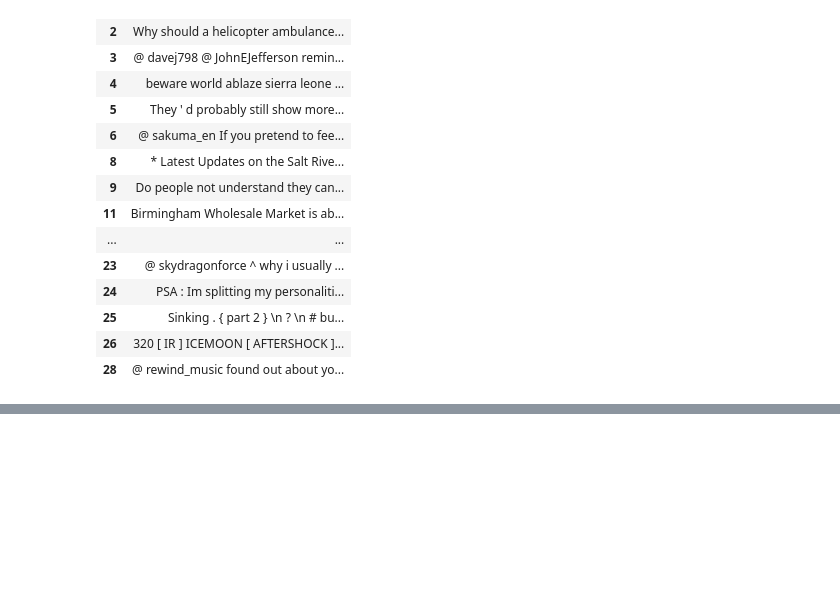
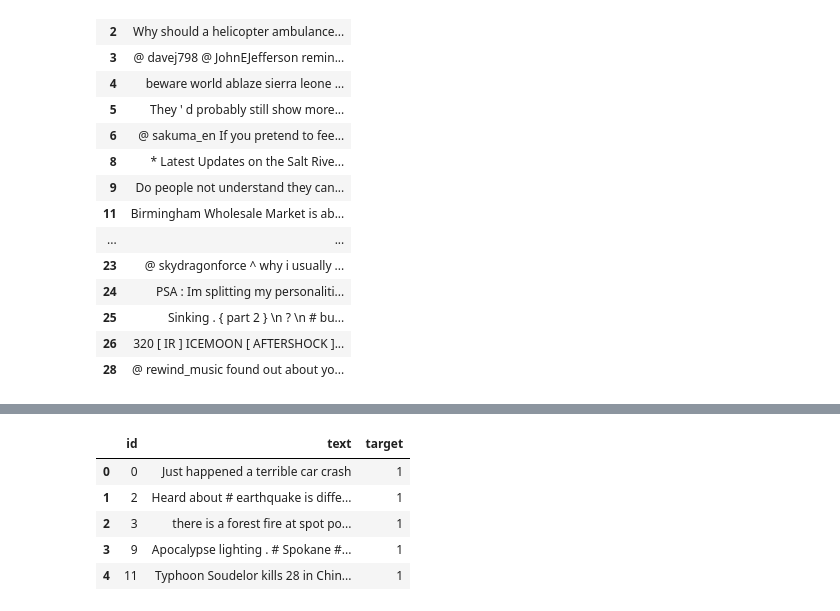
Before and after one commit to epfl-ada/ada-2021-project-hivemind, a Jupyter notebook: transformer_research.ipynb, the cells around one changed output, grey strips where cells are left out. Saved outputs shown, nothing was run; the diff lists cells and outputs as text; code cells hidden in the pictures; blank space fills up the shorter version.

```diff
--- a/transformer_research.ipynb
+++ b/transformer_research.ipynb
@@ -44,3 +57,3 @@ torch.backends.cudnn.deterministic = True
 # %%
-train_data = pd.read_csv('work/datasets/twitter_disaster/train_data_clean.csv')[['text', 'target']]
-test_data = pd.read_csv('work/datasets/twitter_disaster/test_data_clean.csv')[['text']]
+train_data = pd.read_csv('datasets/twitter_disaster/train_data_clean.csv')[['text', 'target']]
+test_data = pd.read_csv('datasets/twitter_disaster/test_data_clean.csv')[['id', 'text']]
@@ -271,0 +311,11 @@ plt.show()
+# %%
+labeled_test_data = pd.read_csv('datasets/twitter_disaster/test_data_labeled.csv')[['id', 'target']]
+labeled_test_data = test_data.join(labeled_test_data.set_index('id'), on='id', how='inner')
+labeled_test_data.head()
+# %% [output]
+|  | id | text | target |
+| 0 | 0 | Just happened a terrible car crash | 1 |
+| 1 | 2 | Heard about # earthquake is diffe... | 1 |
+| 2 | 3 | there is a forest fire at spot po... | 1 |
+| 3 | 9 | Apocalypse lighting . # Spokane #... | 1 |
+| 4 | 11 | Typhoon Soudelor kills 28 in Chin... | 1 |
```
Also changed, not shown: parts of 33 cells of this notebook.
